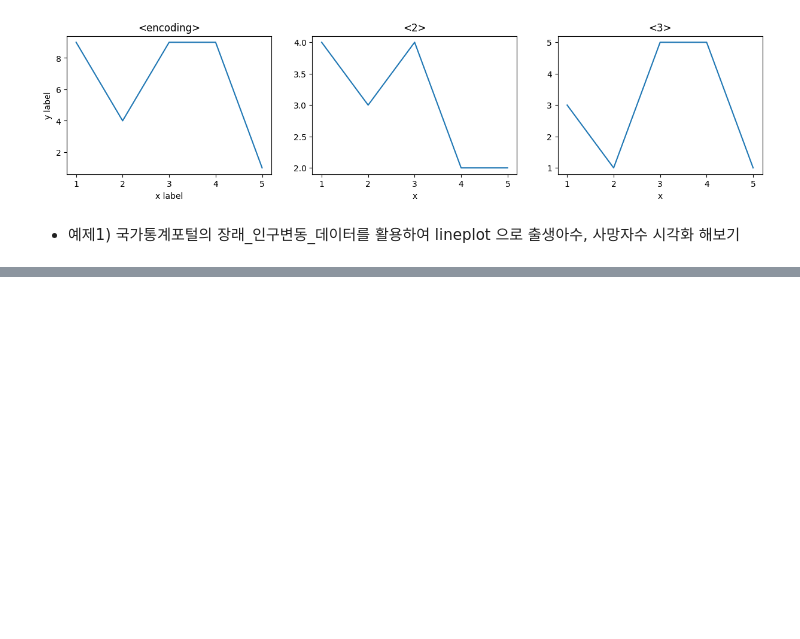
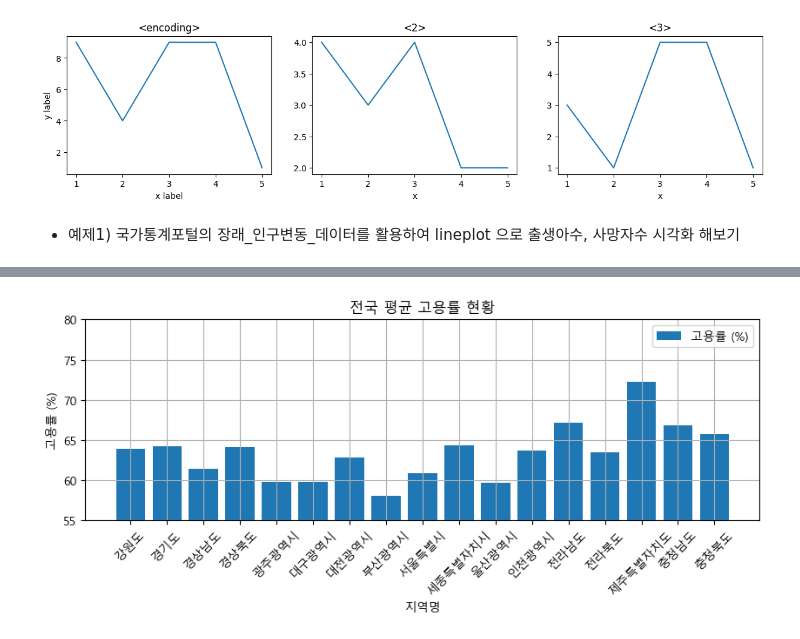
Before and after one commit to sentimentalhoon/MyPython, a Jupyter notebook: python_lib/ex_06_matplotlib.ipynb, the cells around one changed output, grey strips where cells are left out. Cells and saved outputs as stored; diff of their text form; code cells hidden in the pictures; blank space fills up the shorter version.

```diff
--- a/python_lib/ex_06_matplotlib.ipynb
+++ b/python_lib/ex_06_matplotlib.ipynb
@@ -90,0 +136,3 @@ plt.show()
+# %%
+economy = pd.read_csv("../data/csv/시도_성별_경제활동인구_총괄_KOSIS_2022.csv", encoding="euc-kr")
+display(economy)
@@ -90,0 +215,19 @@ plt.show()
+# %%
+# 고용률 결측치 처리해보기
+# 특성공학 : 기존의 컬럼 활용하여 데이터 생성
+# 고용률 : 취업자 / 15세이상인구
+fifteen = economy['15세이상인구 (천명)']
+취업자 = economy['취업자 (천명)']
+
+고용률 = round((취업자 / fifteen) * 100, 1)
+
+economy['고용률(%)'] = 고용률
+
+# 실업률 -> 실업자/경제활동인구
+실업자 = economy['실업자 (천명)']
+경제활동인구 = economy['경제활동인구 (천명)']
+
+실업률 = round((실업자/경제활동인구) * 100, 1)
+economy['실업률(%)'] = 실업률
+
+display(economy)
@@ -90,0 +252,9 @@ plt.show()
+# %%
+# 시도별 고용률 평균 구해보기
+round(economy['고용률(%)'].mean(), 2) # out : 63.44
+
+# 시도별 고용률 평균이 가장 높은 지역 5개 확인해보기
+economy.groupby(['행정구역(시도)']).agg(남녀고용률 = ('고용률(%)', 'mean')).sort_values(by = '남녀고용률', ascending=False).head()
+emp_mean = economy[['행정구역(시도)','고용률(%)']].groupby('행정구역(시도)').mean()
+emp_mean
+# economy.sort_values(by='고용률(%)', ascending=False).head()
@@ -90,0 +281,15 @@ plt.show()
+# %%
+economy_x = emp_mean.index
+economy_y = emp_mean['고용률(%)']
+plt.figure(figsize=(10, 3))
+plt.bar(economy_x, economy_y, label='고용률 (%)')
+plt.xticks(rotation=45)
+plt.legend()
+plt.grid()
+plt.ylim(55, 80)
+plt.xlabel('지역명')
+plt.ylabel('고용률 (%)')
+plt.title('전국 평균 고용률 현황')
+plt.show()
+# %% [output]
+[figure, added]
```
Also changed, not shown: parts of 24 cells of this notebook, 7 other files.
